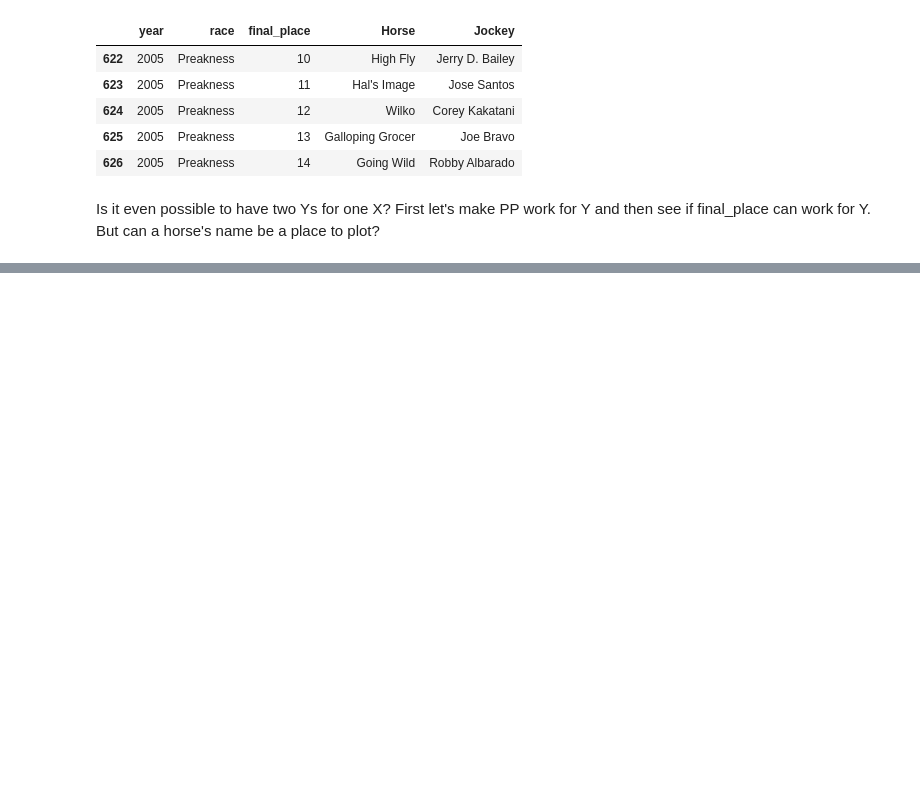
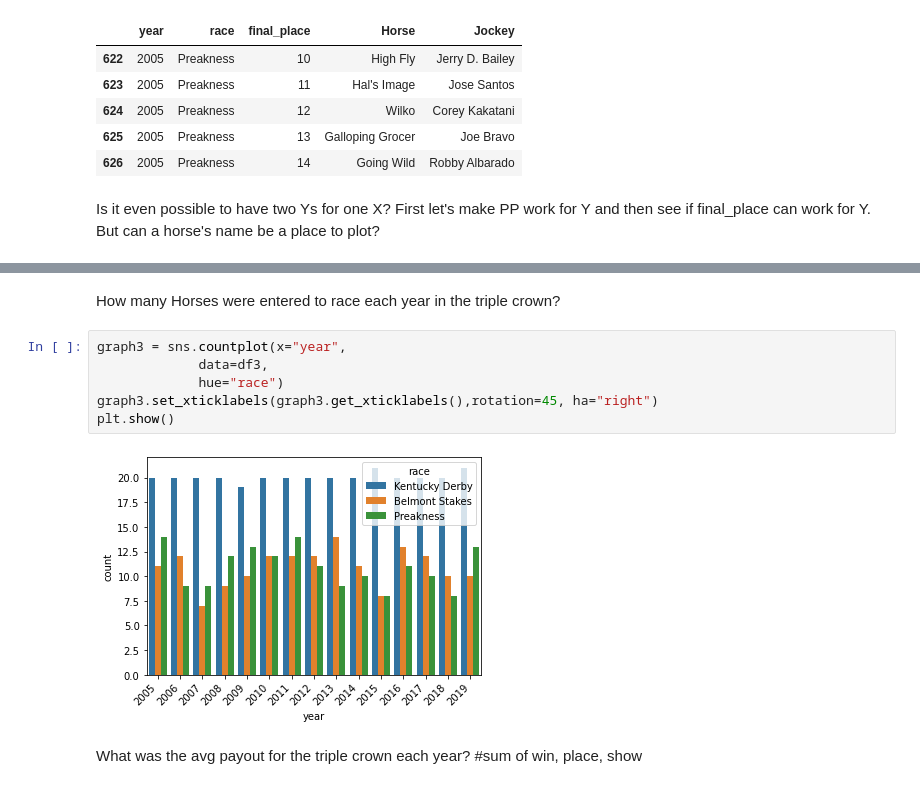
Before and after one commit to cmuhs/Derby_Dataset, a Jupyter notebook: TCR_Dataset.ipynb, the cells around one changed output, grey strips where cells are left out. Saved outputs shown, nothing was run; the diff lists cells and outputs as text; blank space fills up the shorter version.

```diff
--- a/TCR_Dataset.ipynb
+++ b/TCR_Dataset.ipynb
@@ -130,0 +138,13 @@ plt.show()
+# %% [markdown]
+How many Horses were entered to race each year in the triple crown?
+# %%
+graph3 = sns.countplot(x="year",
+             data=df3,
+             hue="race")
+graph3.set_xticklabels(graph3.get_xticklabels(),rotation=45, ha="right")
+plt.show()
+# %% [output]
+[figure, added]
+# %% [markdown]
+What was the avg payout for the triple crown each year?
+#sum of win, place, show
```
Also changed, not shown: parts of 2 cells of this notebook.
